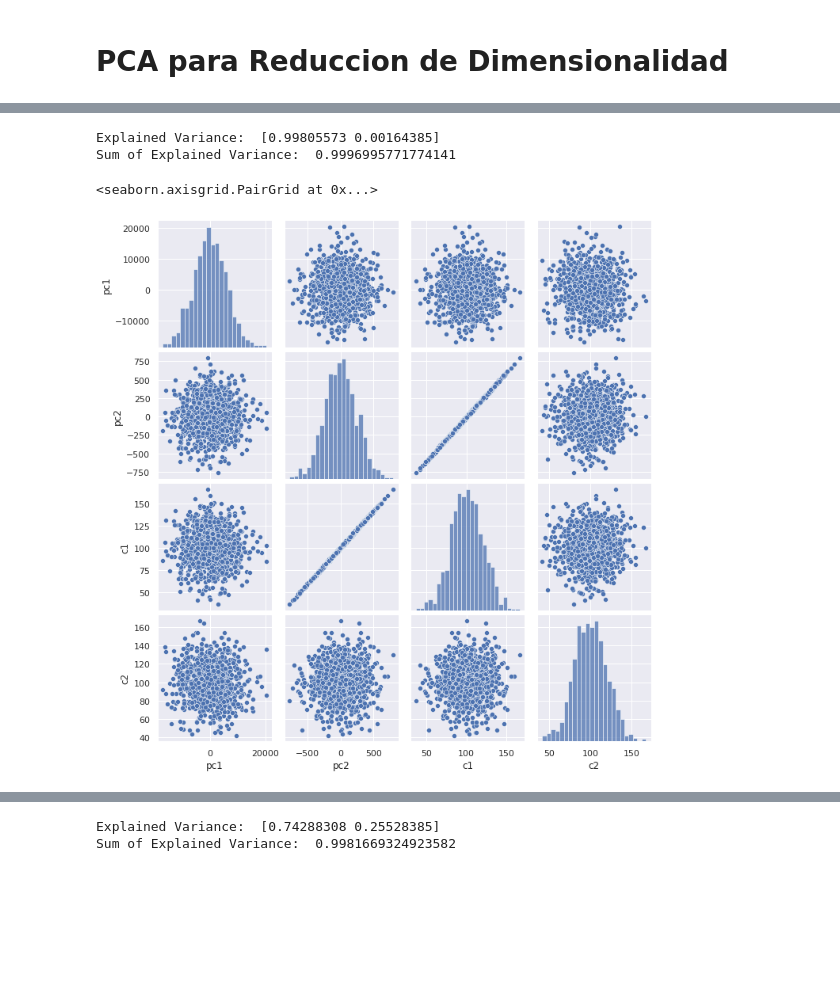
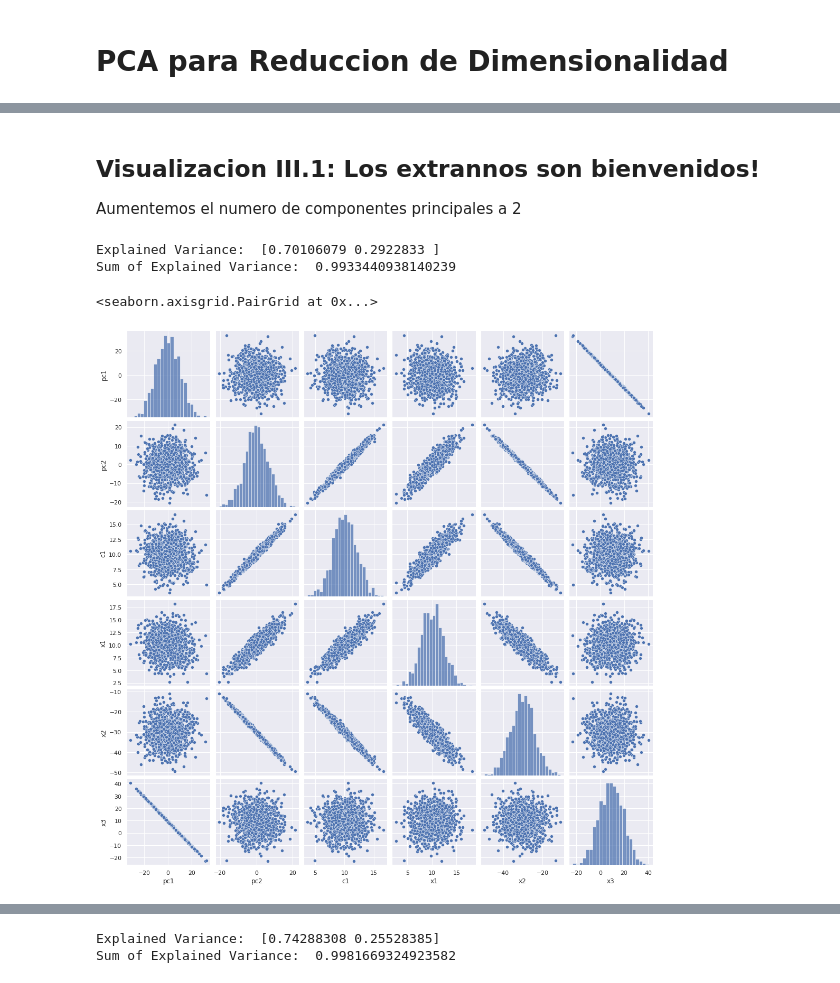
Before and after one commit to IEXE-Tec/aprendizaje-maquina-2, a Jupyter notebook: 02_reduccion_de_dimensionalidad.ipynb, the cells around one changed output, grey strips where cells are left out. Cells and saved outputs as stored; diff of their text form; code cells hidden in the pictures; blank space fills up the shorter version.

```diff
--- a/02_reduccion_de_dimensionalidad.ipynb
+++ b/02_reduccion_de_dimensionalidad.ipynb
@@ -53,36 +125,35 @@ Sum of Explained Variance:  0.9779008742834769
+# %% [markdown]
+## Visualizacion III.1: Los extrannos son bienvenidos!
+Aumentemos el numero de componentes principales a 2
 # %%
-
 # Set parameters & seed
 np.random.seed(7463)
 n = 1000
 
 # Create components
-c1 = np.random.normal(100,20,n)
-c2 = np.random.normal(100,20,n)
+c1 = np.random.normal(10,2,n)
 
 # Create Variables
-x1 = 12*c1 + np.random.normal(5,3,n)
-x2 = c1 + c2 + np.random.normal(0,4,n)
-x3 =  np.random.normal(-1,60,n)*100
-x4 =  np.random.normal(10,100,n)
-
+x1 = c1 + np.random.normal(0,1,n)
+x2 = -3*c1 + np.random.normal(0,1,n)
+x3 = np.random.normal(10,10,n)
 # Create Pandas
-x = pd.DataFrame.from_dict({'x1':x1,'x2':x2,'x3':x3,'x4':x4})
-components = pd.DataFrame.from_dict({'c1':c1,'c2':c2})
+x = pd.DataFrame.from_dict({'x1':x1,'x2':x2, 'x3':x3})
+components = pd.DataFrame.from_dict({'c1':c1})
 
 # PCA decomposition
 pca = PCA(n_components=2)
 principalComponents = pca.fit_transform(x)
 principalDf = pd.DataFrame(data = principalComponents
              , columns = ['pc1', 'pc2'])
 
-finalDf = pd.concat([principalDf, components], axis = 1)
+finalDf = pd.concat([principalDf, components, x], axis = 1)
 print('Explained Variance: ', pca.explained_variance_ratio_)
 print('Sum of Explained Variance: ', np.sum(pca.explained_variance_ratio_))
 
 sns.pairplot(finalDf)
 # %% [output]
-Explained Variance:  [0.99805573 0.00164385]
-Sum of Explained Variance:  0.9996995771774141
+Explained Variance:  [0.70106079 0.2922833 ]
+Sum of Explained Variance:  0.9933440938140239
 <seaborn.axisgrid.PairGrid at 0x...>
-[figure, old version]
+[figure, new version]
```
Also changed, not shown: parts of 9 cells of this notebook.
